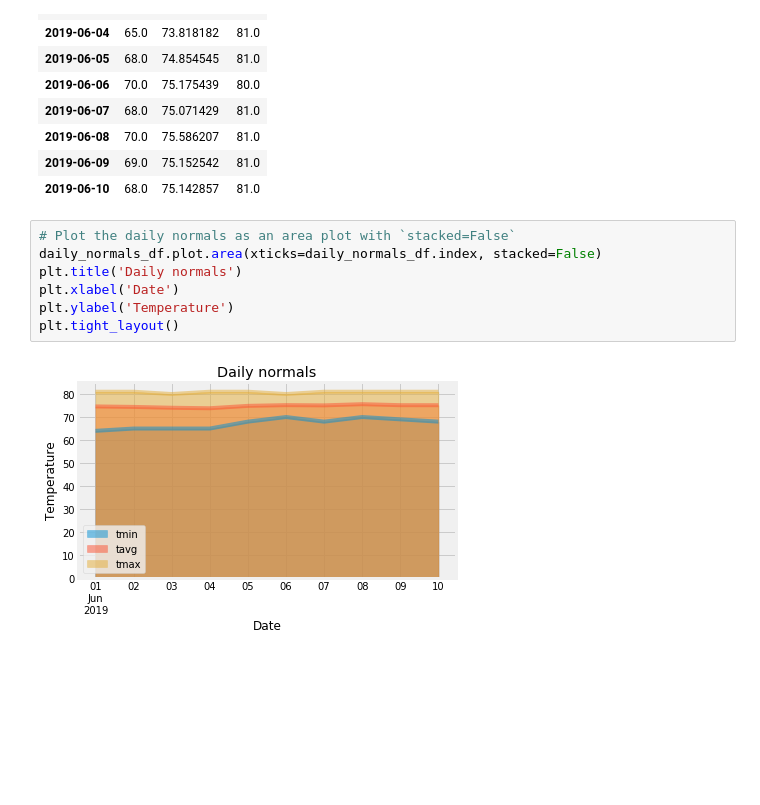
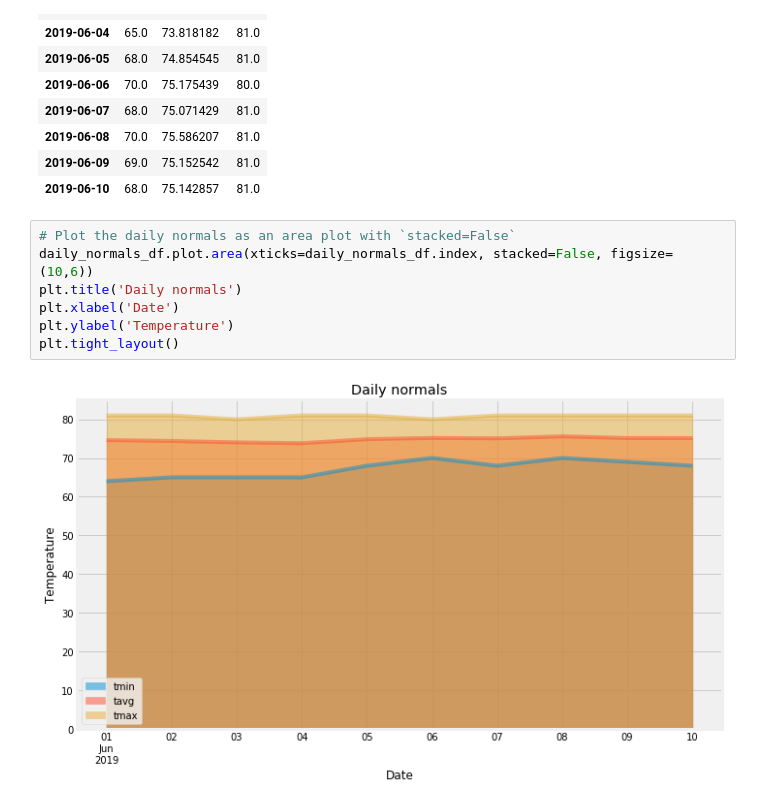
Before and after one commit to kuldeepemol/surfs-up, a Jupyter notebook: Instructions/climate_final.ipynb, the cells around one changed output. Drawn from its saved outputs; the diff is of its cells as text; blank space fills up the shorter version.

```diff
--- a/Instructions/climate_final.ipynb
+++ b/Instructions/climate_final.ipynb
@@ -317,10 +318,10 @@ daily_normals_df
 | 2019-06-10 | 68.0 | 75.142857 | 81.0 |
 # %%
 # Plot the daily normals as an area plot with `stacked=False`
-daily_normals_df.plot.area(xticks=daily_normals_df.index, stacked=False)
+daily_normals_df.plot.area(xticks=daily_normals_df.index, stacked=False, figsize=(10,6))
 plt.title('Daily normals')
 plt.xlabel('Date')
 plt.ylabel('Temperature')
 plt.tight_layout()
 # %% [output]
-[figure, old version]
+[figure, new version]
```
Also changed, not shown: parts of 3 cells of this notebook.
